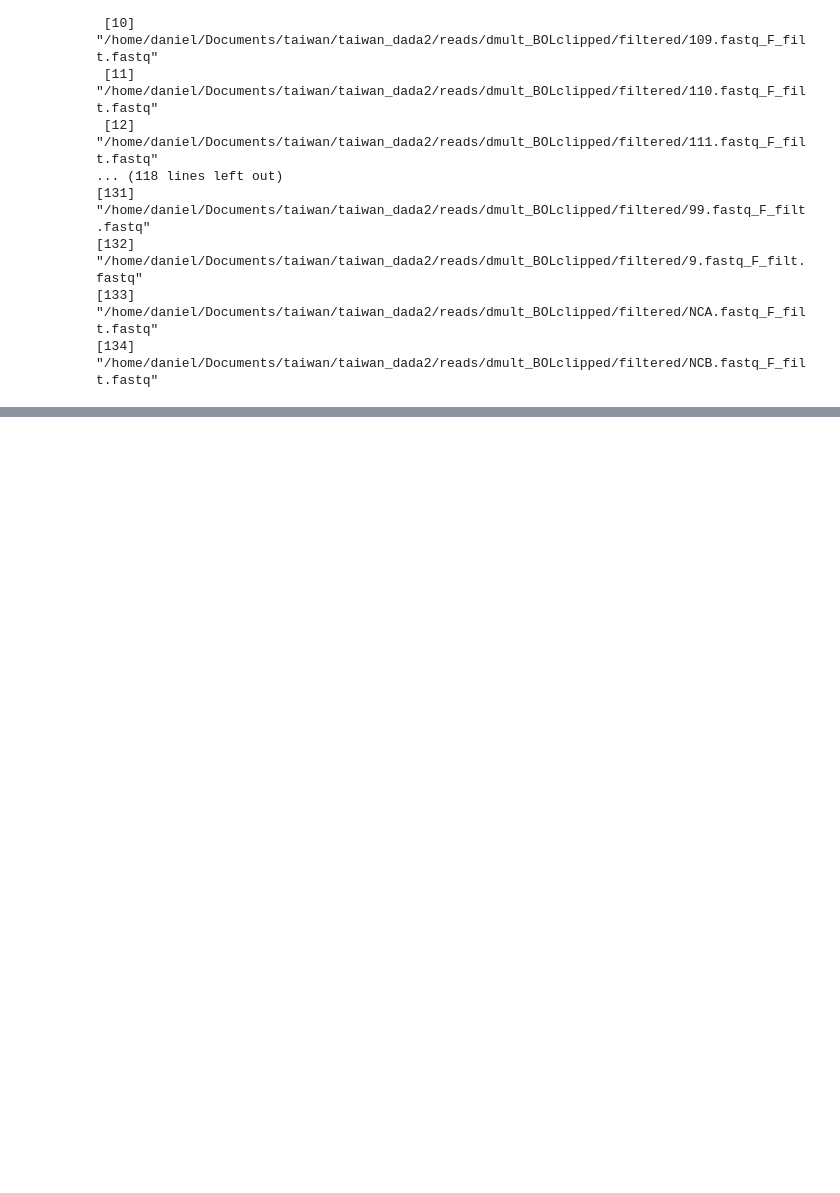
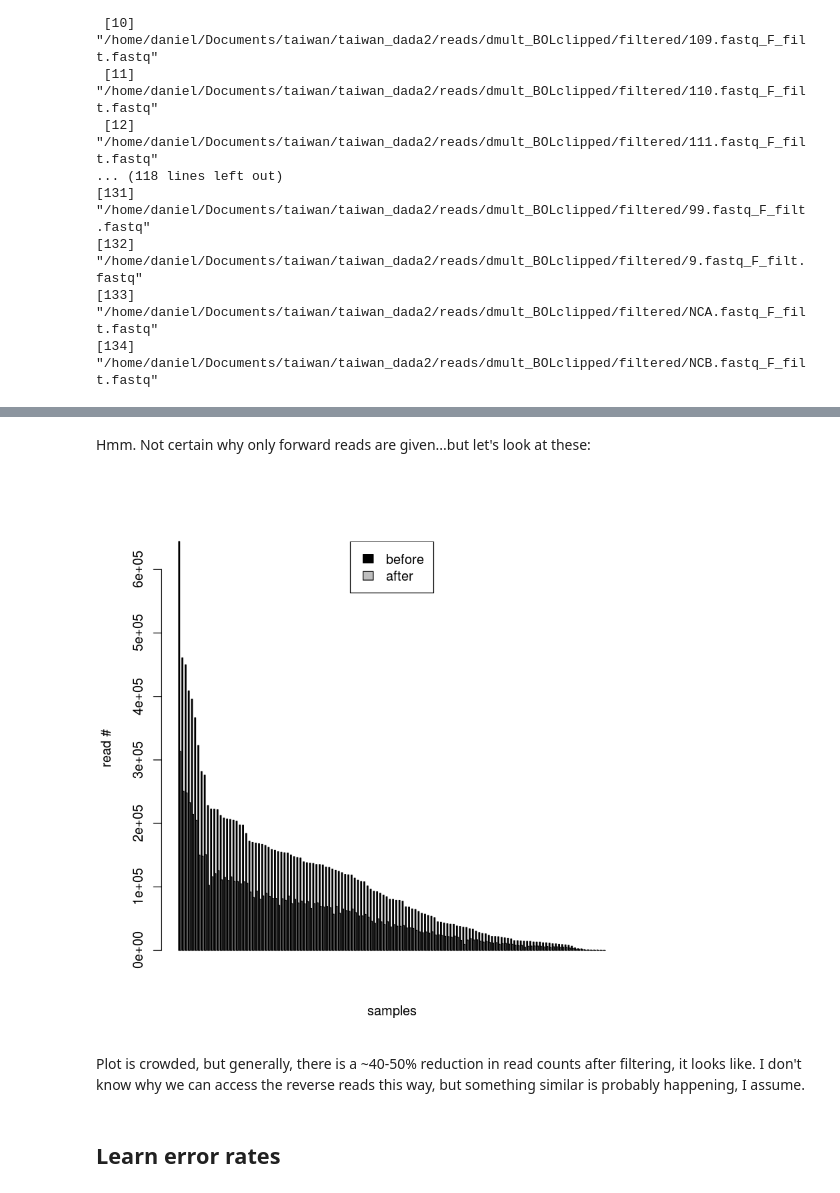
Before and after one commit to danchurch/taiwan_dada2, a Jupyter notebook: dada2pipeline.ipynb, the cells around one changed output, grey strips where cells are left out. Saved outputs shown, nothing was run; the diff lists cells and outputs as text; code cells hidden in the pictures; blank space fills up the shorter version.

```diff
--- a/dada2pipeline.ipynb
+++ b/dada2pipeline.ipynb
@@ -802,0 +829,23 @@ out <- filterAndTrim(fnFs, filtFs, fnRs, filtRs, truncLen=c(150,220),
+# %% [markdown]
+Hmm. Not certain why only forward reads are given...but let's look at these:
+# %%
+## sort and transpose
+tout <- t(out[order(out[,1], decreasing=TRUE),])
+
+barplot(tout,
+    beside=TRUE,
+    col=c("black","gray"),
+    axes=FALSE,
+    axisnames=FALSE,
+    xlab='samples',
+    ylab='read #',
+    )
+axis(2)
+legend(x="top", legend=c('before','after'), fill=c("black","gray"))
+# %% [output]
+[figure, added]
+# %% [markdown]
+Plot is crowded, but generally, there is a ~40-50% reduction in read counts after filtering, it looks like. I don't know why we can access the reverse reads this way, but something similar is probably happening, I assume.
+# %% [markdown]
+<a id='leafLearnError'></a>
+<h2>Learn error rates</h2>
```
Also changed, not shown: parts of 18 cells of this notebook, 3 other files.
